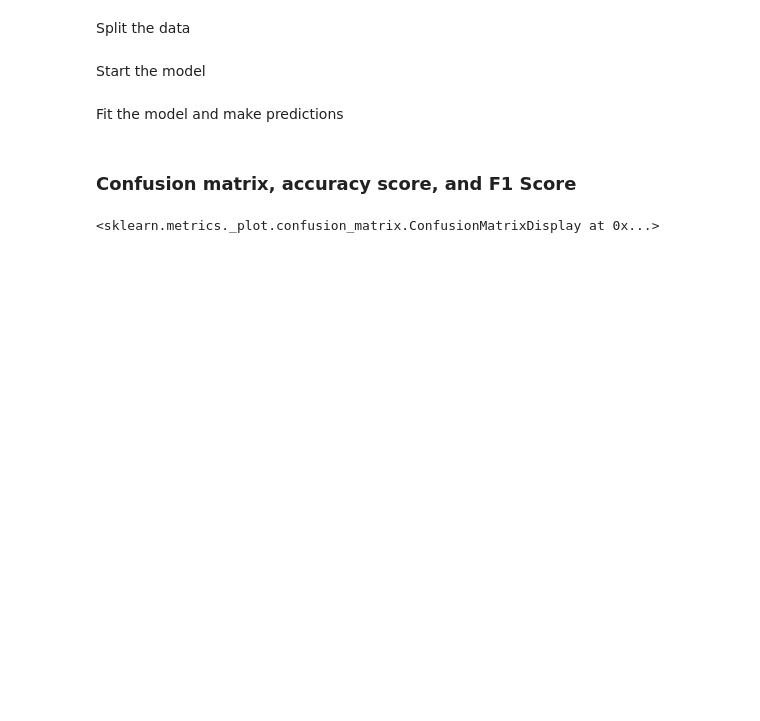
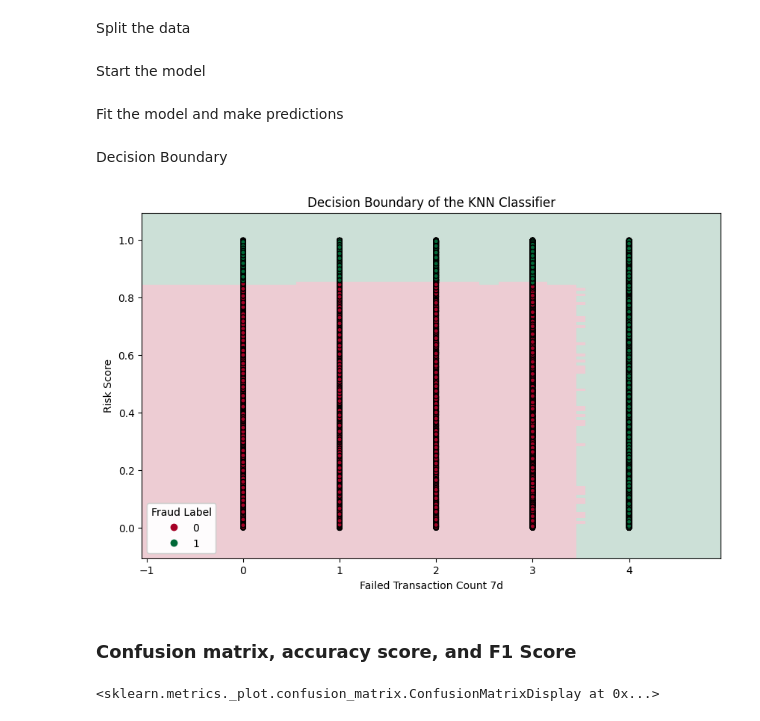
Before and after one commit to adambueno/fraudDetection, a Jupyter notebook: fraudDetection.ipynb, the cells around one changed output. Saved outputs shown, nothing was run; the diff lists cells and outputs as text; code cells hidden in the pictures; blank space fills up the shorter version.

```diff
--- a/fraudDetection.ipynb
+++ b/fraudDetection.ipynb
@@ -949,6 +933,35 @@ Fit the model and make predictions
 # %%
 model.fit(X_train, y_train)
 pred = model.predict(X_test)
+# %% [markdown]
+Decision Boundary
+# %%
+fig, ax = plt.subplots(figsize=(10,6))
+
+x_min, x_max = X_train['Failed Transaction Count 7d'].min() - 1, X_train['Failed Transaction Count 7d'].max() + 1
+y_min, y_max = X_train['Risk Score'].min() - 0.1, X_train['Risk Score'].max() + 0.1
+xx, yy = np.meshgrid(np.arange(x_min, x_max, 0.1),
+                     np.arange(y_min, y_max, 0.01))
+
+Z = model.predict(np.c_[xx.ravel(), yy.ravel()])
+Z = Z.reshape(xx.shape)
+
+ax.pcolormesh(xx, yy, Z, alpha=0.2, cmap=plt.cm.RdYlGn)
+
+scatter = ax.scatter(X_train['Failed Transaction Count 7d'], X_train['Risk Score'], c=y_train, edgecolor='k', s=20, cmap=plt.cm.RdYlGn)
+
+ax.set_title("Decision Boundary of the KNN Classifier")
+ax.set_xlabel("Failed Transaction Count 7d")
+ax.set_ylabel("Risk Score")
+
+legend = ax.legend(*scatter.legend_elements(),
+                    loc="lower left", title="Fraud Label")
+ax.add_artist(legend)
+
+
+plt.show()
+# %% [output]
+[figure, added]
 # %% [markdown]
 ### Confusion matrix, accuracy score, and F1 Score
 # %%
```
Also changed, not shown: parts of 14 cells of this notebook.
